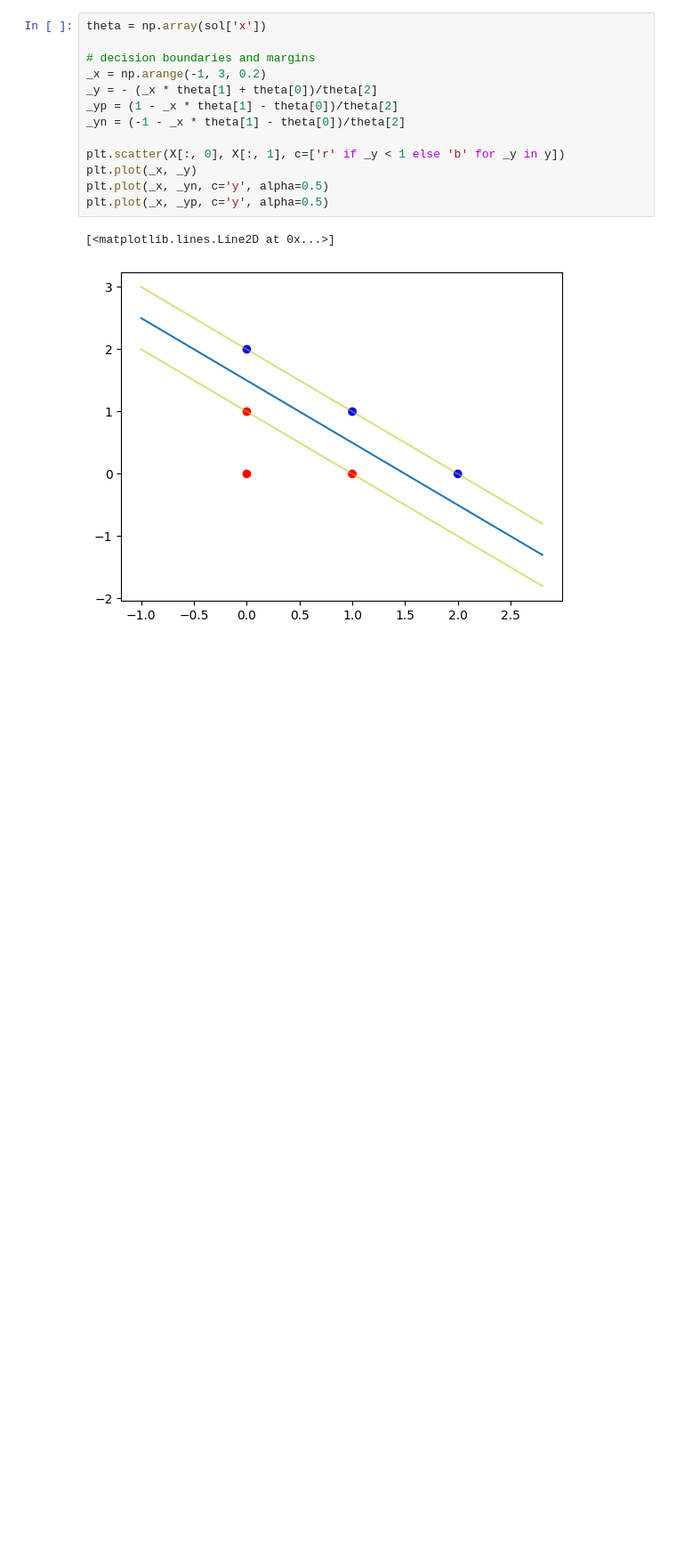
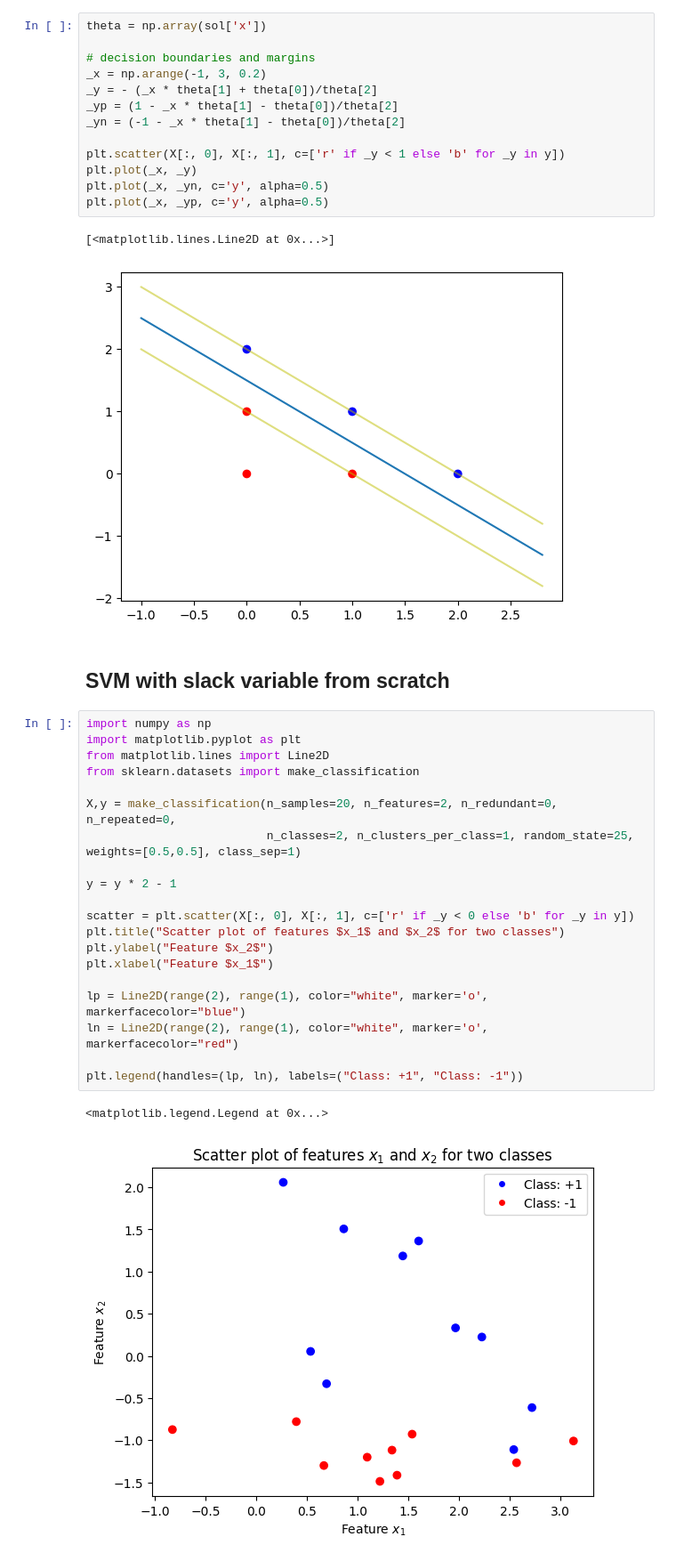
Before and after one commit to kar137/Machine-Learning-Portfolio, a Jupyter notebook: notebooks/Beyond-Linear-Models/naivebayes&svm/SVM.ipynb, the cells around one changed output. Shown: that part at 89% size. Saved outputs shown, nothing was run; the diff lists cells and outputs as text; blank space fills up the shorter version.

Commit message:
Implement: svm with slack from scratch

```diff
--- a/notebooks/Beyond-Linear-Models/naivebayes&svm/SVM.ipynb
+++ b/notebooks/Beyond-Linear-Models/naivebayes&svm/SVM.ipynb
@@ -55,3 +55,28 @@ plt.plot(_x, _yp, c='y', alpha=0.5)
 # %% [output]
 [<matplotlib.lines.Line2D at 0x...>]
 [figure]
+# %% [markdown]
+## SVM with slack variable from scratch
+# %%
+import numpy as np
+import matplotlib.pyplot as plt
+from matplotlib.lines import Line2D
+from sklearn.datasets import make_classification
+
+X,y = make_classification(n_samples=20, n_features=2, n_redundant=0, n_repeated=0,
+                          n_classes=2, n_clusters_per_class=1, random_state=25, weights=[0.5,0.5], class_sep=1)
+
+y = y * 2 - 1
+
+scatter = plt.scatter(X[:, 0], X[:, 1], c=['r' if _y < 0 else 'b' for _y in y])
+plt.title("Scatter plot of features $x_1$ and $x_2$ for two classes")
+plt.ylabel("Feature $x_2$")
+plt.xlabel("Feature $x_1$")
+
+lp = Line2D(range(2), range(1), color="white", marker='o', markerfacecolor="blue")
+ln = Line2D(range(2), range(1), color="white", marker='o', markerfacecolor="red")
+
+plt.legend(handles=(lp, ln), labels=("Class: +1", "Class: -1"))
+# %% [output]
+<matplotlib.legend.Legend at 0x...>
+[figure, added]
```
Also changed, not shown: parts of 3 cells of this notebook.
